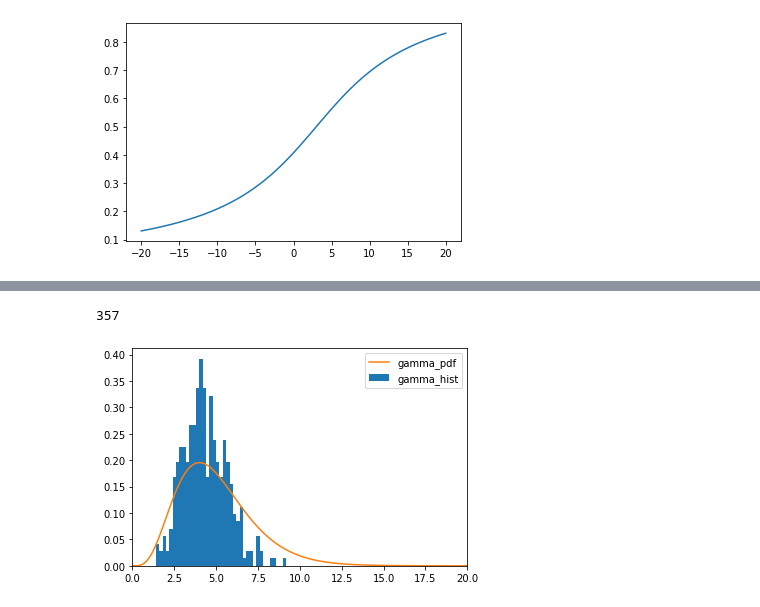
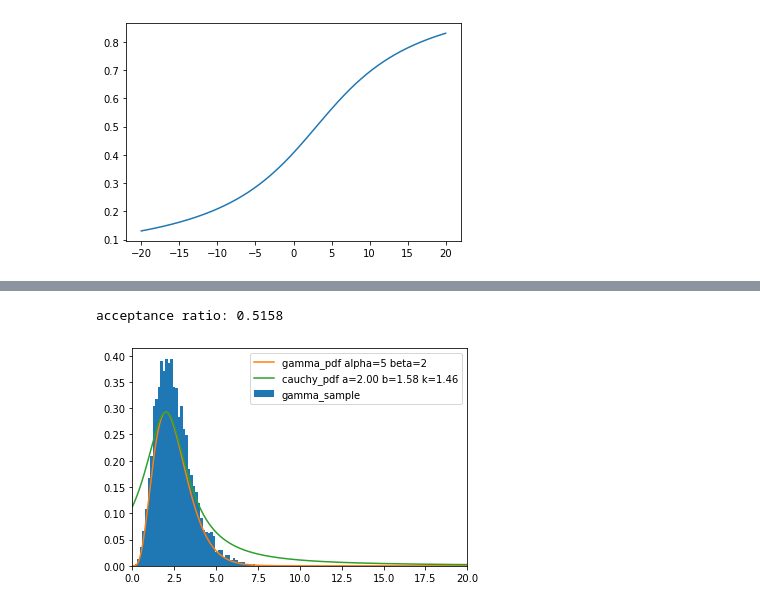
Before and after one commit to ihadanny/probmod3575, a Jupyter notebook: probmod_ex5_dagan_hadanny.ipynb, the cells around one changed output, grey strips where cells are left out. Drawn from its saved outputs; the diff is of its cells as text; code cells hidden in the pictures.

```diff
--- a/probmod_ex5_dagan_hadanny.ipynb
+++ b/probmod_ex5_dagan_hadanny.ipynb
@@ -36,5 +36,5 @@ plt.show()
 # %%
-def sample_cauchy(a, b):
-    y = np.random.uniform()
+def sample_cauchy(a, b, N):
+    y = np.random.uniform(size=N)
     return inv_cauchy_cdf(y, a, b)
 # %%
@@ -49,15 +49,8 @@ plt.show()
 def gamma_pdf(x, alpha, beta):
     return x**(alpha-1)*np.exp(-x*beta)
 # %%
-def sample_gamma(alpha, beta):
+def ab(alpha, beta):
     a=(alpha-1)/beta
     b=np.sqrt(2*alpha)/beta
     k=np.pi*b*((alpha-1)/(beta*np.e))**(alpha-1)
-    x = sample_cauchy(a,b)
-    if x < 0:
-        return None
-    ratio = gamma_pdf(x, alpha, beta)/k*cauchy_pdf(x, a, b)
-    if np.random.uniform() < ratio:
-        return x
-    else:
-        return None
+    return a, b, k
@@ -65,0 +57,4 @@ alpha, beta = 5, 1
+# %%
+alpha, beta = 5, 2
+a, b, k = ab(alpha, beta)
+print(a, b, k)
@@ -66,13 +72,23 @@ alpha, beta = 5, 1
+# %%
+def sample_gamma(alpha, beta, N):
+    a, b, k = ab(alpha, beta)
+    x = sample_cauchy(a, b, N)
+    x = x[x>=0]
+    ratio = gamma_pdf(x, alpha, beta)/(k*cauchy_pdf(x, a, b))
+    return x[np.random.uniform(size=len(x)) < ratio]
 # %%
-ys2 = [sample_gamma(alpha, beta) for _ in range(100000)]
-ys2 = [v for v in ys2 if v is not None]
-print(len(ys2))
-plt.hist(ys2, range=(0, 20), bins=100, density=True, label='gamma_hist')
+N=10000
+ys2 = sample_gamma(alpha, beta, N)
+print(f"acceptance ratio: {len(ys2)/N}")
+plt.hist(ys2, range=(0, 30), bins=200,
+         density=True, label='gamma_sample')
 plt.xlim(0, 20)
-x=np.arange(0, 20, 0.01)
-plt.plot(x, gamma_pdf(x, alpha, beta)/math.factorial(alpha-1), label='gamma_pdf')
+plt.plot(x, gamma_pdf(x, alpha, beta),
+         label=f'gamma_pdf alpha={alpha} beta={beta}')
+plt.plot(x, k*cauchy_pdf(x, a, b),
+         label=f'cauchy_pdf a={a:.2f} b={b:.2f} k={k:.2f}')
 plt.legend()
 plt.show()
 # %% [output]
-357
+acceptance ratio: 0.5158
-[figure, old version]
+[figure, new version]
```
Also changed, not shown: parts of 5 cells of this notebook.
